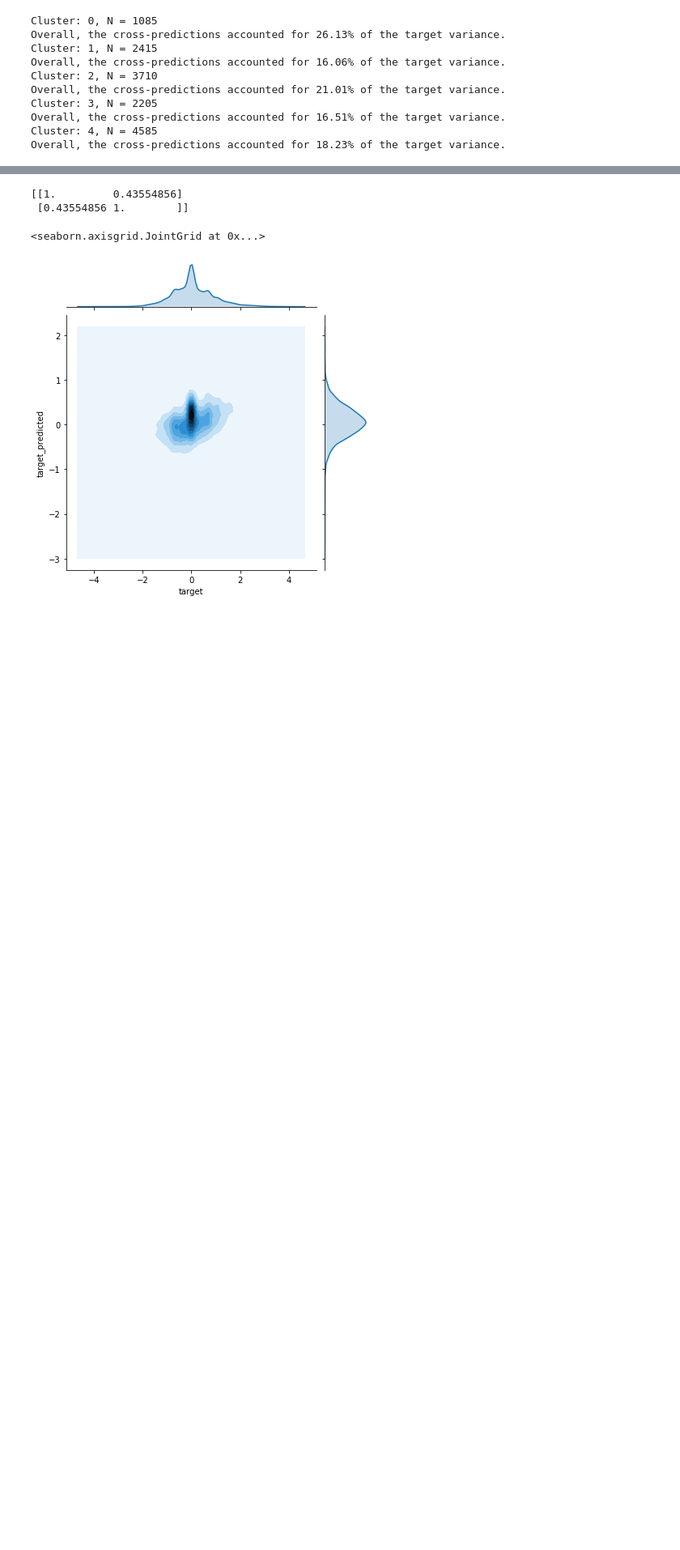
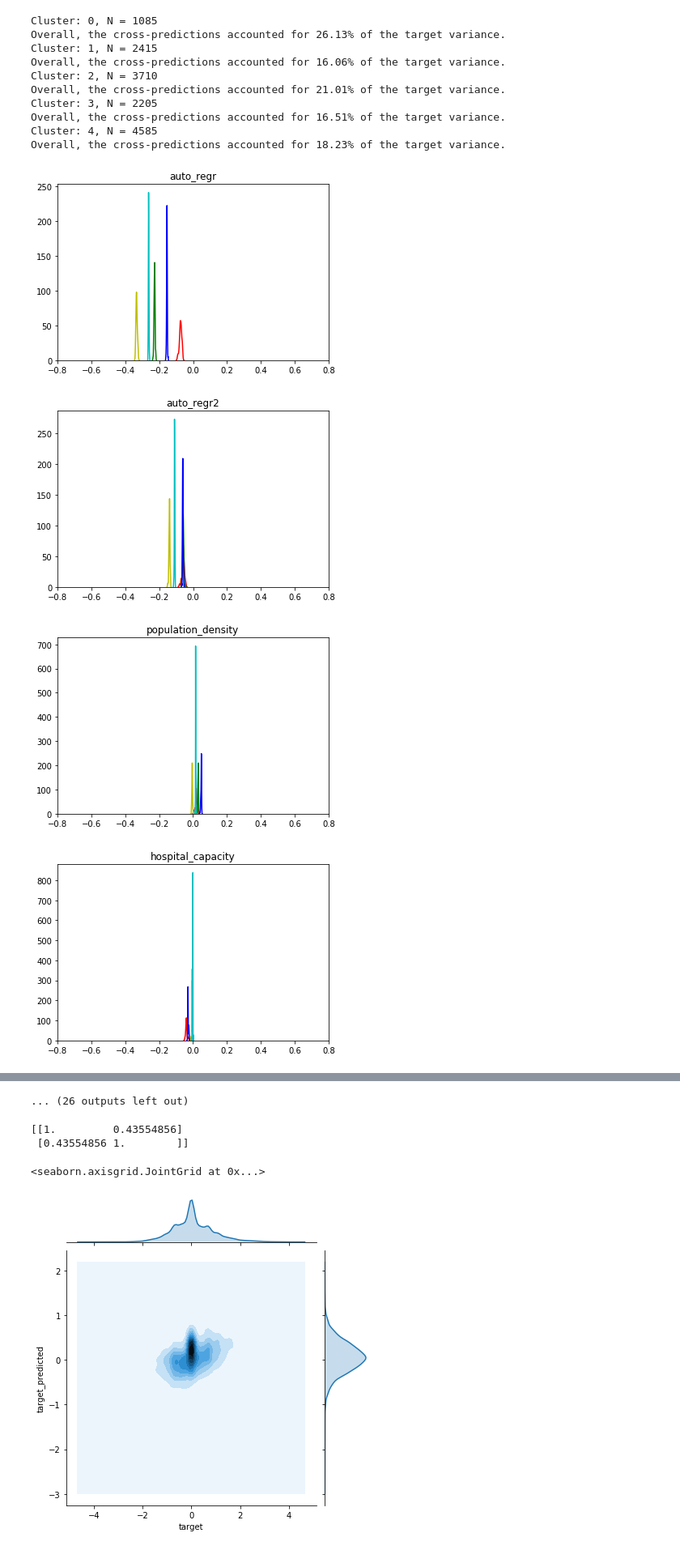
Before and after one commit to gizdatalab/Covid_DPPD, a Jupyter notebook: 05_target_and_prediction.ipynb, the cells around one changed output, grey strips where cells are left out. Shown at 81% size. Saved outputs shown, nothing was run; the diff lists cells and outputs as text; code cells hidden in the pictures; blank space fills up the shorter version.

Commit message:
Standardized beta weights
Modified regression class to yield standardized regression weights while still predicting un-modified y values.

```diff
--- a/05_target_and_prediction.ipynb
+++ b/05_target_and_prediction.ipynb
@@ -357,18 +362,24 @@ Overall, the cross-predictions accounted for 16.51% of the target variance.
 Cluster: 4, N = 4585
 Overall, the cross-predictions accounted for 18.23% of the target variance.
 # %%
-# colors = ['r','g','b','y','c']
-# mean_dict = {}
-# for i,var in enumerate(predictor_variables):
-#     mean_dict[var] = []
-#     for clust in range(5):
-#         values = []
-#         for array_ in mod_coefs[clust]['coef_']:
-#             values.append(array_[i])
-#         mean_dict[var].append(np.mean(values))
-#         sns.distplot(values,
-#                      hist=False,
-#                      color = colors[clust])
-#     plt.title(var)
-# #     plt.xlim([-1,1])
-#     plt.show()
+colors = ['r','g','b','y','c']
+mean_dict = {}
+for i,var in enumerate(predictor_variables):
+    mean_dict[var] = []
+    for clust in range(5):
+        values = []
+        for array_ in mod_coefs[clust]['coef_']:
+            values.append(array_[0][i])
+        mean_dict[var].append(np.mean(values))
+        sns.distplot(values,
+                     hist=False,
+                     color = colors[clust])
+    plt.title(var)
+    xlim=.8
+    plt.xlim([-xlim,xlim])
+    plt.show()
+# %% [output]
+[figure, added]
+[figure, added]
+[figure, added]
+[figure, added]
@@ -375,3 +394,4 @@ Overall, the cross-predictions accounted for 18.23% of the target variance.
+... (26 outputs left out)
 # %%
 # for k,v in mean_dict.items():
 #     plt.barh(range(5),v)
```
Also changed, not shown: parts of 6 cells of this notebook.
